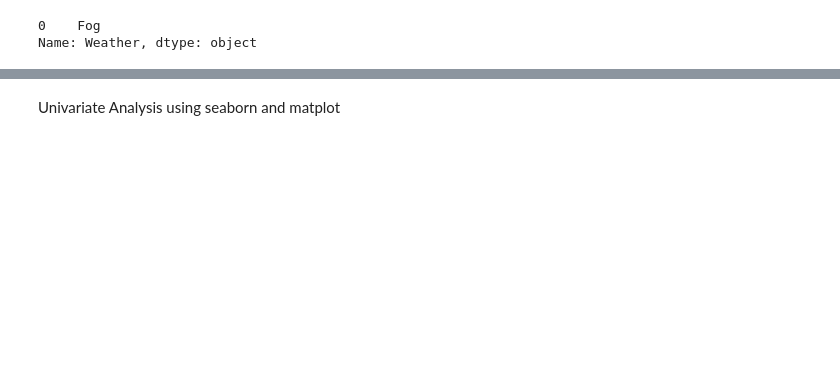
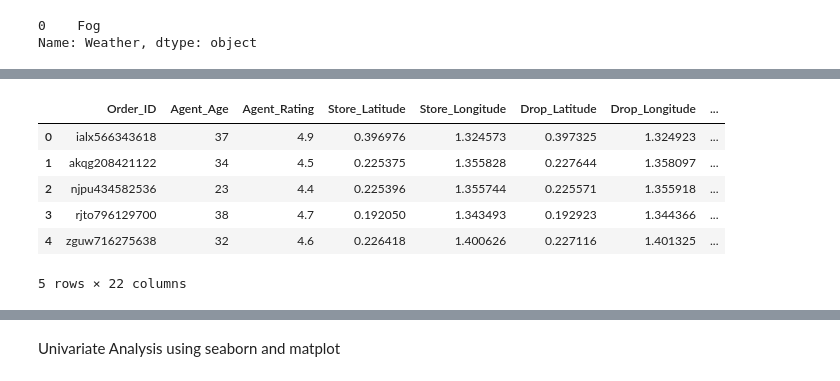
Before and after one commit to SarahAlshaikhmohamed/Amazon-Delivery-GeoAnalytics, a Jupyter notebook: Analytics/Preprocessing.ipynb, the cells around one changed output, grey strips where cells are left out. Drawn from its saved outputs; the diff is of its cells as text; code cells hidden in the pictures; blank space fills up the shorter version.

```diff
--- a/Analytics/Preprocessing.ipynb
+++ b/Analytics/Preprocessing.ipynb
@@ -78,7 +119,0 @@ Longitude values valid: True
-# %%
-#unique values on catagoricals data
-exp_col=['Weather', 'Traffic' , 'Vehicle','Area','Category']
-
-for col in exp_col:
-    print(f"Unique values in '{col}':")
-    print(df[col].value_counts())
@@ -154,3 +121,0 @@ Vehicle:
-# %%
-for col in cleanDf.columns:
-    print(f"{col}: {cleanDf[col].nunique()} unique values")
@@ -364,0 +200,3 @@ print(cleanDf[['Order_Date', 'Order_of_week_day', 'Order_Month']].head())
+# %%
+for col in df.columns:
+    print(f"{col}: {df[col].nunique()} unique values")
@@ -364,0 +221,32 @@ print(cleanDf[['Order_Date', 'Order_of_week_day', 'Order_Month']].head())
+# %%
+categorical_columns = ['Weather', 'Traffic', 'Vehicle', 'Area', 'Category', 'PM_AM']
+
+for col in categorical_columns:
+    df[col] = df[col].astype('category')
+# %%
+# Calculated distance
+locations = ["Store_Latitude", "Store_Longitude", "Drop_Latitude", "Drop_Longitude"]
+for loc in locations:
+    df[loc] = np.radians(df[loc])
+
+# Differences
+dlat = df["Drop_Latitude"] - df["Store_Latitude"]
+dlon = df["Drop_Longitude"] - df["Store_Longitude"]
+
+# Haversine formula
+a = np.sin(dlat/2)**2 + np.cos(df["Store_Latitude"]) * np.cos(df["Drop_Latitude"]) * np.sin(dlon/2)**2
+c = 2 * np.arcsin(np.sqrt(a))
+
+# Earth radius in kilometers
+R = 6371
+df["Distance"] = R * c
+
+df.head()
+# %% [output]
+|  | Order_ID | Agent_Age | Agent_Rating | Store_Latitude | Store_Longitude | Drop_Latitude | Drop_Longitude | ... |
+| 0 | ialx566343618 | 37 | 4.9 | 0.396976 | 1.324573 | 0.397325 | 1.324923 | ... |
+| 1 | akqg208421122 | 34 | 4.5 | 0.225375 | 1.355828 | 0.227644 | 1.358097 | ... |
+| 2 | njpu434582536 | 23 | 4.4 | 0.225396 | 1.355744 | 0.225571 | 1.355918 | ... |
+| 3 | rjto796129700 | 38 | 4.7 | 0.192050 | 1.343493 | 0.192923 | 1.344366 | ... |
+| 4 | zguw716275638 | 32 | 4.6 | 0.226418 | 1.400626 | 0.227116 | 1.401325 | ... |
+5 rows × 22 columns
```
Also changed, not shown: parts of 29 cells of this notebook, 1 other file.
